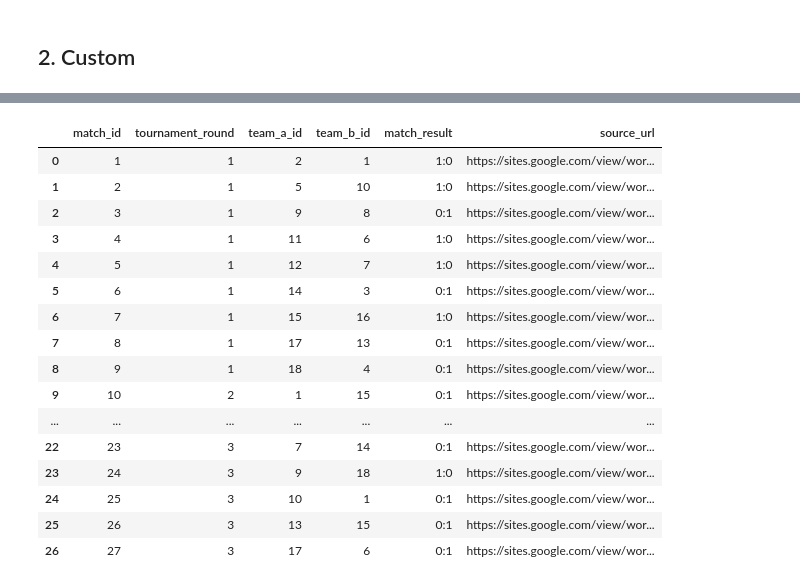
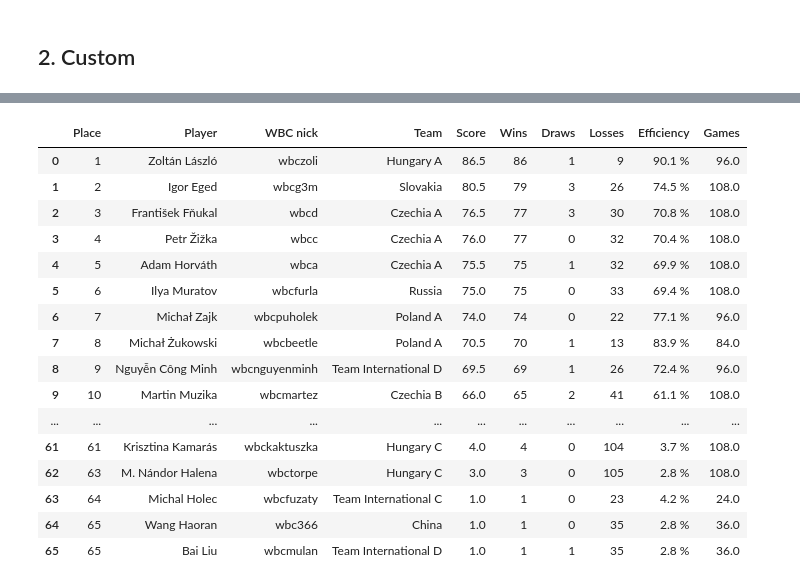
Before and after one commit to nguyencongminh090/TWBCStat, a Jupyter notebook: notebooks/1_Show_Players.ipynb, the cells around one changed output, grey strips where cells are left out. Saved outputs shown, nothing was run; the diff lists cells and outputs as text; code cells hidden in the pictures.

```diff
--- a/notebooks/1_Show_Players.ipynb
+++ b/notebooks/1_Show_Players.ipynb
@@ -47,6 +36,0 @@ df_tables
-# %%
-pd.set_option('display.max_rows', None)
-pd.read_sql("""
-    SELECT * FROM players
-    LIMIT 20
-    """, conn)
@@ -100,20 +37,37 @@ pd.read_sql("""
-# %%
-pd.read_sql("select * from matches", conn)
-# %% [output]
-|  | match_id | tournament_round | team_a_id | team_b_id | match_result | source_url |
-| 0 | 1 | 1 | 2 | 1 | 1:0 | https://sites.google.com/view/wor... |
-| 1 | 2 | 1 | 5 | 10 | 1:0 | https://sites.google.com/view/wor... |
-| 2 | 3 | 1 | 9 | 8 | 0:1 | https://sites.google.com/view/wor... |
-| 3 | 4 | 1 | 11 | 6 | 1:0 | https://sites.google.com/view/wor... |
-| 4 | 5 | 1 | 12 | 7 | 1:0 | https://sites.google.com/view/wor... |
-| 5 | 6 | 1 | 14 | 3 | 0:1 | https://sites.google.com/view/wor... |
-| 6 | 7 | 1 | 15 | 16 | 1:0 | https://sites.google.com/view/wor... |
-| 7 | 8 | 1 | 17 | 13 | 0:1 | https://sites.google.com/view/wor... |
-| 8 | 9 | 1 | 18 | 4 | 0:1 | https://sites.google.com/view/wor... |
-| 9 | 10 | 2 | 1 | 15 | 0:1 | https://sites.google.com/view/wor... |
-| ... | ... | ... | ... | ... | ... | ... |
-| 22 | 23 | 3 | 7 | 14 | 0:1 | https://sites.google.com/view/wor... |
-| 23 | 24 | 3 | 9 | 18 | 1:0 | https://sites.google.com/view/wor... |
-| 24 | 25 | 3 | 10 | 1 | 0:1 | https://sites.google.com/view/wor... |
-| 25 | 26 | 3 | 13 | 15 | 0:1 | https://sites.google.com/view/wor... |
-| 26 | 27 | 3 | 17 | 6 | 0:1 | https://sites.google.com/view/wor... |
+# %%
+df_leaderboard = pd.read_sql("""
+    SELECT
+        RANK() OVER (ORDER BY total_score DESC, efficiency DESC) AS "Place",
+        player_name AS "Player",
+        player_nick AS "WBC nick",
+        team AS "Team",
+        total_score AS "Score",
+        wins AS "Wins",
+        draws AS "Draws",
+        losses AS "Losses",
+        PRINTF('%.1f %%', efficiency * 100) AS "Efficiency",
+        total_games AS "Games"
+    FROM v_player_wld
+    ORDER BY "Place";
+""", conn)
+
+# Display the dataframe
+df_leaderboard
+# %% [output]
+|  | Place | Player | WBC nick | Team | Score | Wins | Draws | Losses | Efficiency | Games |
+| 0 | 1 | Zoltán László | wbczoli | Hungary A | 86.5 | 86 | 1 | 9 | 90.1 % | 96.0 |
+| 1 | 2 | Igor Eged | wbcg3m | Slovakia | 80.5 | 79 | 3 | 26 | 74.5 % | 108.0 |
+| 2 | 3 | František Fňukal | wbcd | Czechia A | 76.5 | 77 | 3 | 30 | 70.8 % | 108.0 |
+| 3 | 4 | Petr Žižka | wbcc | Czechia A | 76.0 | 77 | 0 | 32 | 70.4 % | 108.0 |
+| 4 | 5 | Adam Horváth | wbca | Czechia A | 75.5 | 75 | 1 | 32 | 69.9 % | 108.0 |
+| 5 | 6 | Ilya Muratov | wbcfurla | Russia | 75.0 | 75 | 0 | 33 | 69.4 % | 108.0 |
+| 6 | 7 | Michał Zajk | wbcpuholek | Poland A | 74.0 | 74 | 0 | 22 | 77.1 % | 96.0 |
+| 7 | 8 | Michał Żukowski | wbcbeetle | Poland A | 70.5 | 70 | 1 | 13 | 83.9 % | 84.0 |
+| 8 | 9 | Nguyễn Công Minh | wbcnguyenminh | Team International D | 69.5 | 69 | 1 | 26 | 72.4 % | 96.0 |
+| 9 | 10 | Martin Muzika | wbcmartez | Czechia B | 66.0 | 65 | 2 | 41 | 61.1 % | 108.0 |
+| ... | ... | ... | ... | ... | ... | ... | ... | ... | ... | ... |
+| 61 | 61 | Krisztina Kamarás | wbckaktuszka | Hungary C | 4.0 | 4 | 0 | 104 | 3.7 % | 108.0 |
+| 62 | 63 | M. Nándor Halena | wbctorpe | Hungary C | 3.0 | 3 | 0 | 105 | 2.8 % | 108.0 |
+| 63 | 64 | Michal Holec | wbcfuzaty | Team International C | 1.0 | 1 | 0 | 23 | 4.2 % | 24.0 |
+| 64 | 65 | Wang Haoran | wbc366 | China | 1.0 | 1 | 0 | 35 | 2.8 % | 36.0 |
+| 65 | 65 | Bai Liu | wbcmulan | Team International D | 1.0 | 1 | 1 | 35 | 2.8 % | 36.0 |
```
Also changed, not shown: parts of 3 cells of this notebook, 30 other files.
